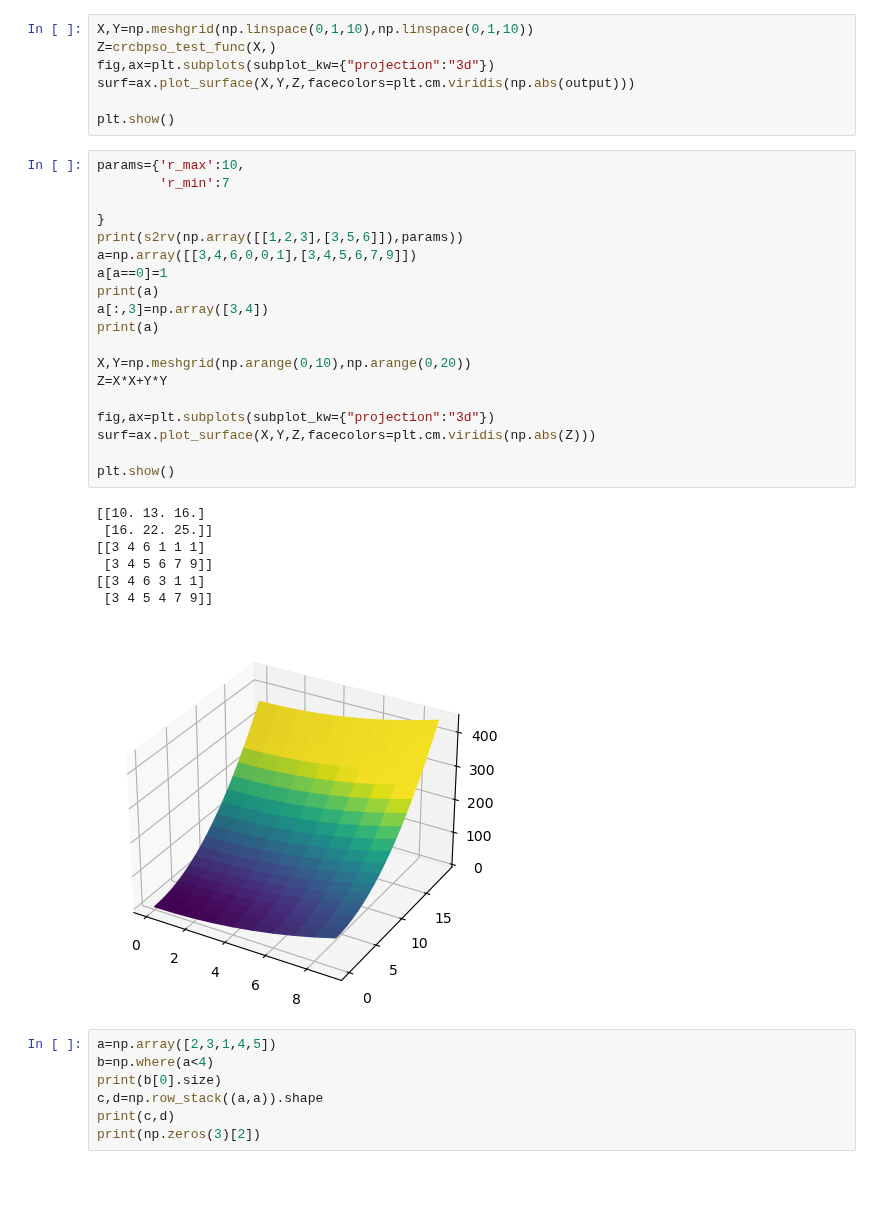
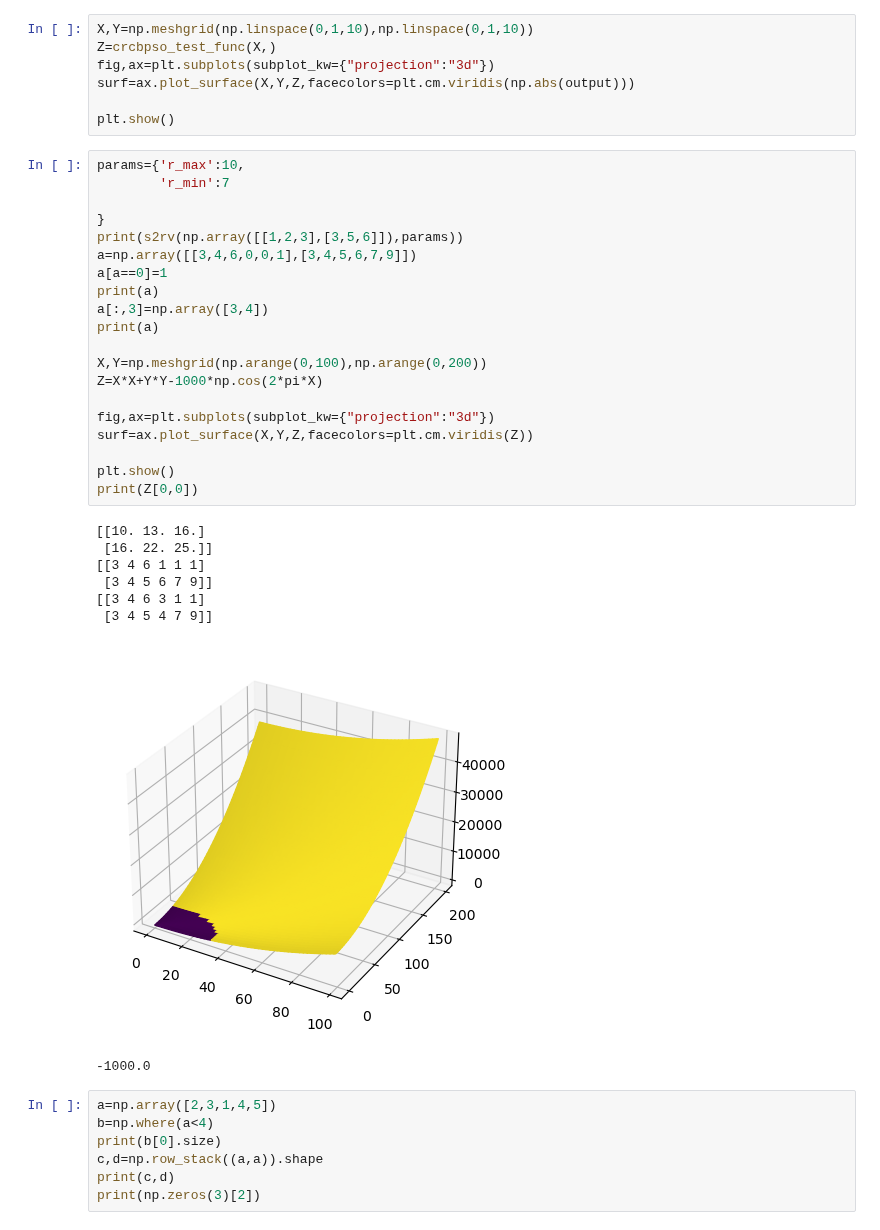
Before and after one commit to ljq2088/DATASCIENCE_COURSE, a Jupyter notebook: exercise/topic5/crcb_pso.ipynb, the cells around one changed output. Saved outputs shown, nothing was run; the diff lists cells and outputs as text; blank space fills up the shorter version.

```diff
--- a/exercise/topic5/crcb_pso.ipynb
+++ b/exercise/topic5/crcb_pso.ipynb
@@ -406,30 +416,32 @@ plt.show()
 # %%
 params={'r_max':10,
         'r_min':7
 
 }
 print(s2rv(np.array([[1,2,3],[3,5,6]]),params))
 a=np.array([[3,4,6,0,0,1],[3,4,5,6,7,9]])
 a[a==0]=1
 print(a)
 a[:,3]=np.array([3,4])
 print(a)
 
-X,Y=np.meshgrid(np.arange(0,10),np.arange(0,20))
-Z=X*X+Y*Y
+X,Y=np.meshgrid(np.arange(0,100),np.arange(0,200))
+Z=X*X+Y*Y-1000*np.cos(2*pi*X)
 
 fig,ax=plt.subplots(subplot_kw={"projection":"3d"})
-surf=ax.plot_surface(X,Y,Z,facecolors=plt.cm.viridis(np.abs(Z)))
+surf=ax.plot_surface(X,Y,Z,facecolors=plt.cm.viridis(Z))
 
 plt.show()
+print(Z[0,0])
 # %% [output]
 [[10. 13. 16.]
  [16. 22. 25.]]
 [[3 4 6 1 1 1]
  [3 4 5 6 7 9]]
 [[3 4 6 3 1 1]
  [3 4 5 4 7 9]]
-[figure, old version]
+[figure, new version]
+-1000.0
 # %%
 a=np.array([2,3,1,4,5])
 b=np.where(a<4)
```
Also changed, not shown: parts of 6 cells of this notebook.
